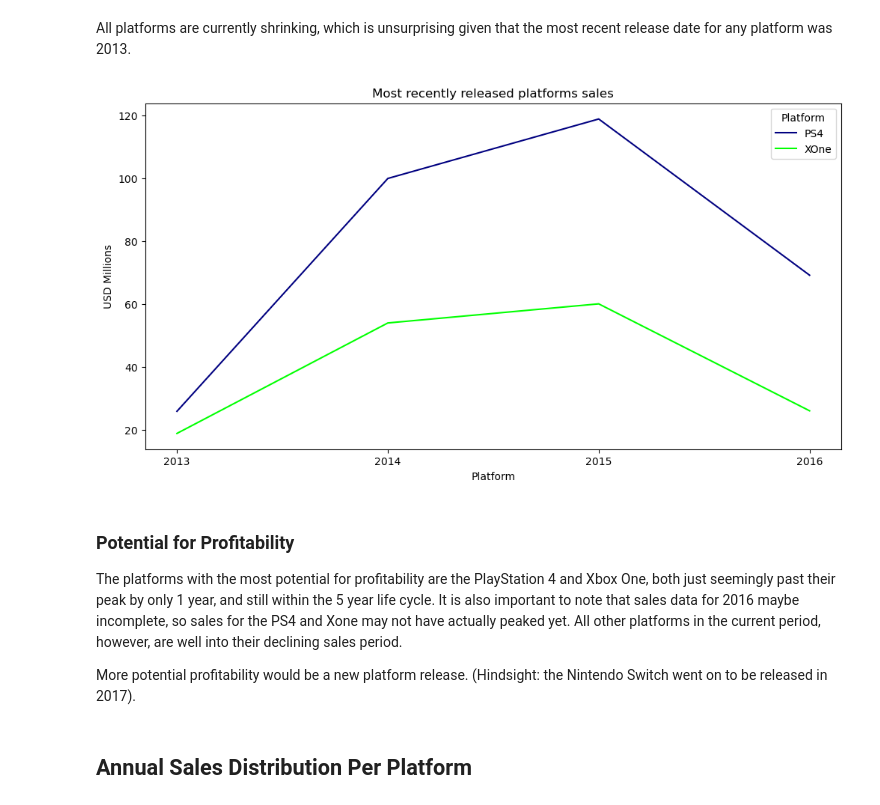
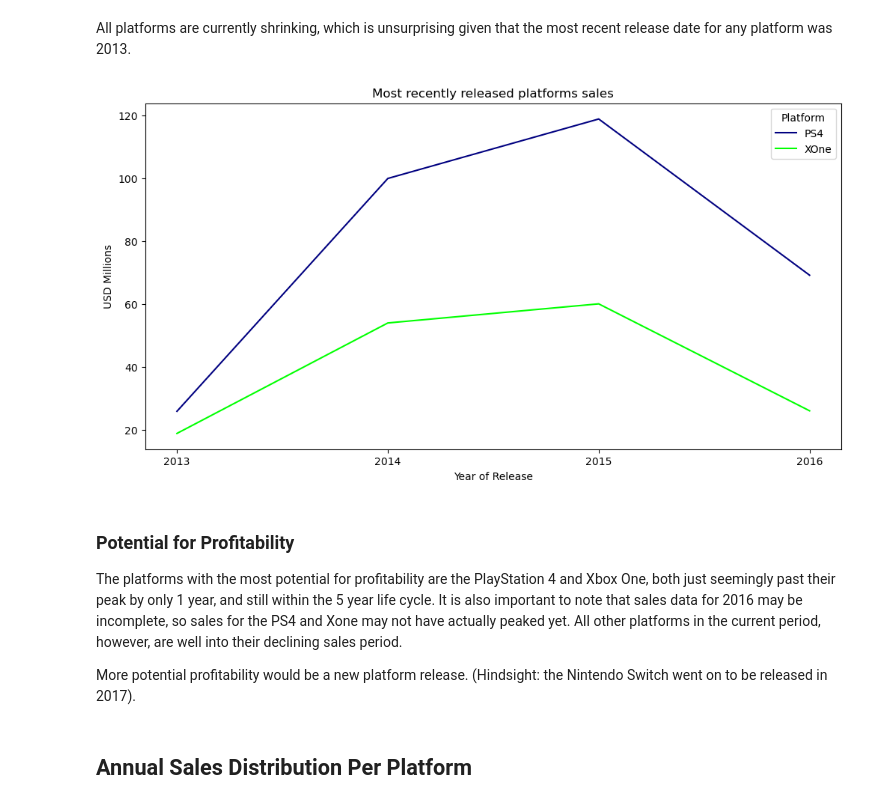
Before and after one commit to IMMontoya/global_videogame_sales_analysis, a Jupyter notebook: EDA.ipynb, the cells around one changed output. Cells and saved outputs as stored; diff of their text form; code cells hidden in the pictures.

```diff
--- a/EDA.ipynb
+++ b/EDA.ipynb
@@ -640,7 +640,7 @@ plt.show()
 # Average Platform Life Cycle
 # %%
 # Define top platforms
-top_platforms = platform_sales['platform'].head(5).tolist()
+top_platforms = platform_sales['platform'].head(6).tolist()
 
 # Define DF for plot
 platform_sales_per_year = df[['platform', 'year_of_release', 'total_sales']].copy().dropna().astype({'year_of_release': int}).groupby(['platform', 'year_of_release']).sum().reset_index()
@@ -761,32 +762,32 @@ All platforms are currently shrinking, which is unsurprising given that the most
 # %%
 # Get the platforms associated with the most recent release
 recent_platforms = [platform for platform, year in platform_release_year.items() if year == most_recent_release]
 
 # Filter the DataFrame
 recent_platform_sales = current_platform_sales_per_year[current_platform_sales_per_year['platform'].isin(recent_platforms)]
 
 # Plot the sales per platform for the most recent release year
 plot = sns.lineplot(data=recent_platform_sales, x='year_of_release', y='total_sales', hue='platform', palette=color_dict)
 
 # Set the title
 plot.set_title(f'Most recently released platforms sales')
 
 # Set the labels
-plot.set(xlabel='Platform', ylabel='USD Millions')
+plot.set(xlabel='Year of Release', ylabel='USD Millions')
 plot.legend(title='Platform')
 # Set xticks to ints
 plot.xaxis.set_major_locator(ticker.MaxNLocator(integer=True)) # Force integer x-axis labels
 
 # Save the plot
 plt.savefig(f'images/most_recently_released_platforms_sales.png')
 
 plt.show()
 # %% [output]
-[figure, old version]
+[figure, new version]
 # %% [markdown]
 ### Potential for Profitability
 
-The platforms with the most potential for profitability are the PlayStation 4 and Xbox One, both just seemingly past their peak by only 1 year, and still within the 5 year life cycle. It is also important to note that sales data for 2016 maybe incomplete, so sales for the PS4 and Xone may not have actually peaked yet. All other platforms in the current period, however, are well into their declining sales period.
+The platforms with the most potential for profitability are the PlayStation 4 and Xbox One, both just seemingly past their peak by only 1 year, and still within the 5 year life cycle. It is also important to note that sales data for 2016 may be incomplete, so sales for the PS4 and Xone may not have actually peaked yet. All other platforms in the current period, however, are well into their declining sales period.
 
 More potential profitability would be a new platform release. (Hindsight: the Nintendo Switch went on to be released in 2017).
 # %% [markdown]
```
Also changed, not shown: parts of 7 cells of this notebook, 19 other files.
